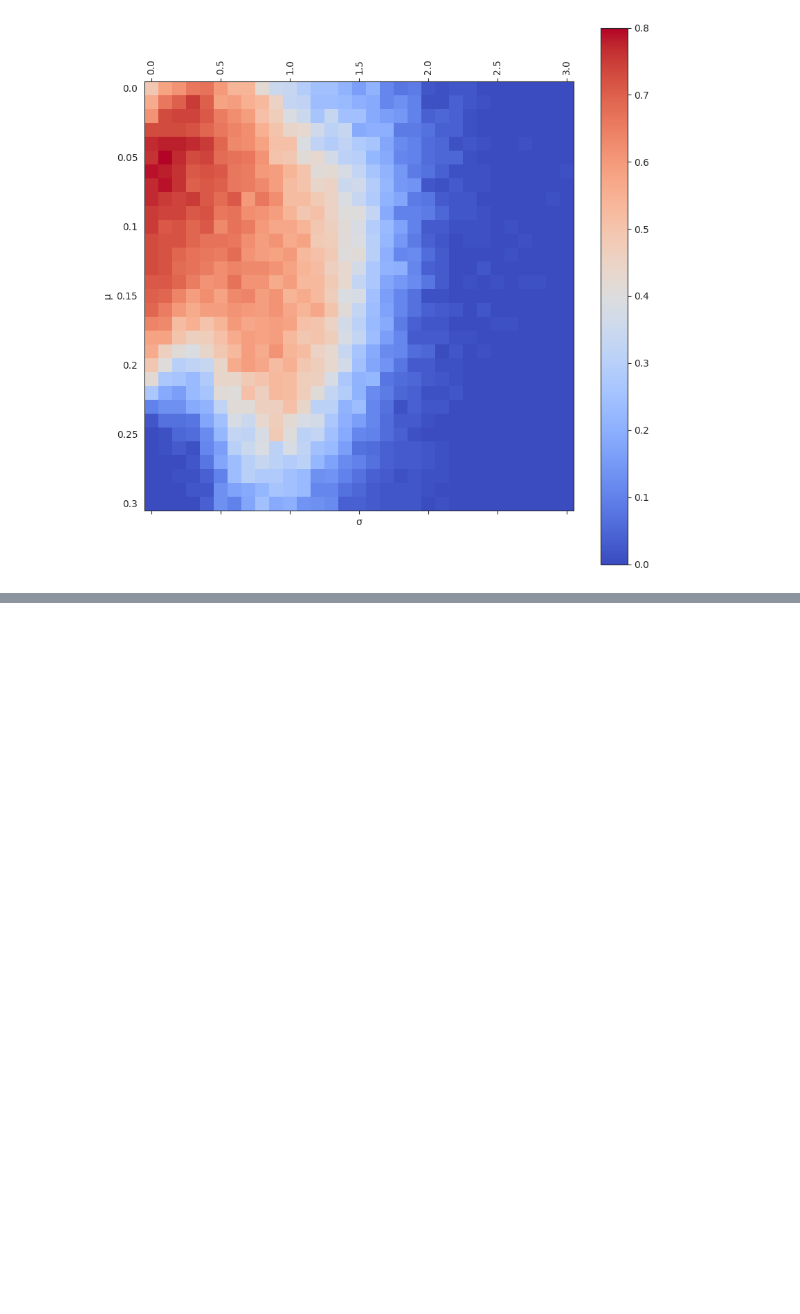
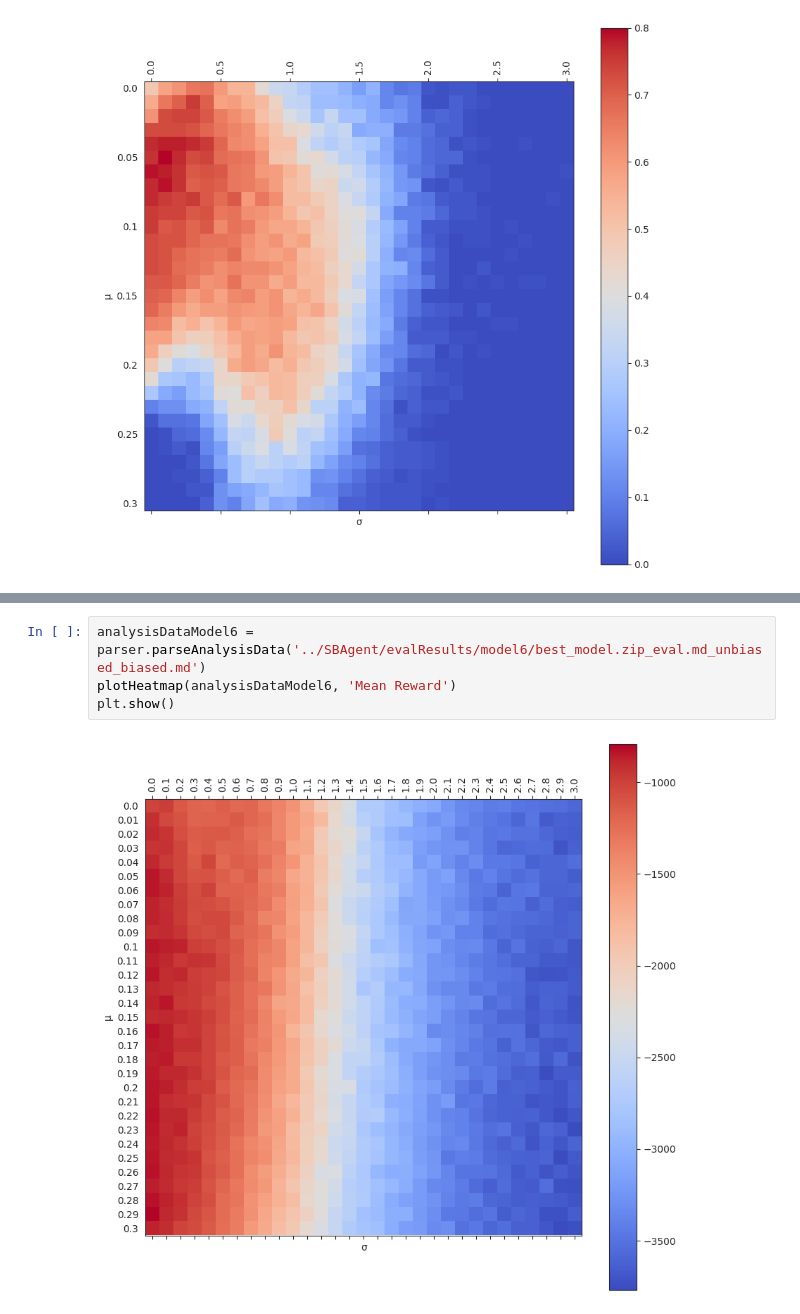
Before and after one commit to thatblueboy/DroneControl, a Jupyter notebook: visualizations/bias_variance_viz.ipynb, the cells around one changed output, grey strips where cells are left out. Saved outputs shown, nothing was run; the diff lists cells and outputs as text; blank space fills up the shorter version.

```diff
--- a/visualizations/bias_variance_viz.ipynb
+++ b/visualizations/bias_variance_viz.ipynb
@@ -130,0 +145,6 @@ plt.show()
+# %%
+analysisDataModel6 = parser.parseAnalysisData('../SBAgent/evalResults/model6/best_model.zip_eval.md_unbiased_biased.md')
+plotHeatmap(analysisDataModel6, 'Mean Reward')
+plt.show()
+# %% [output]
+[figure, added]
```
Also changed, not shown: parts of 3 cells of this notebook.
